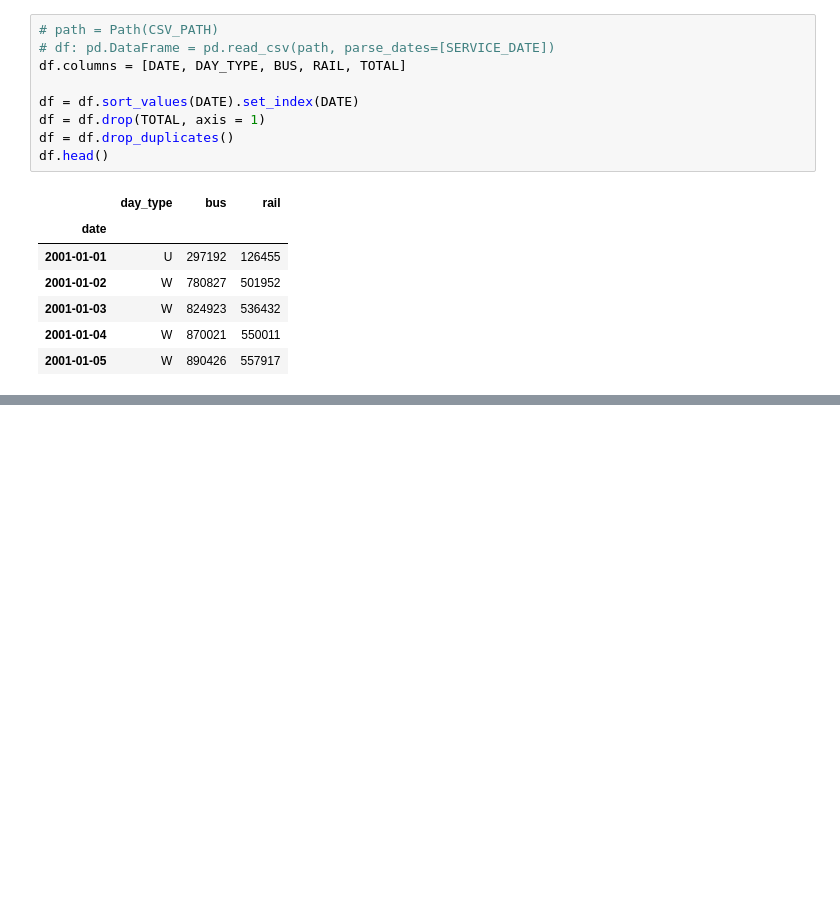
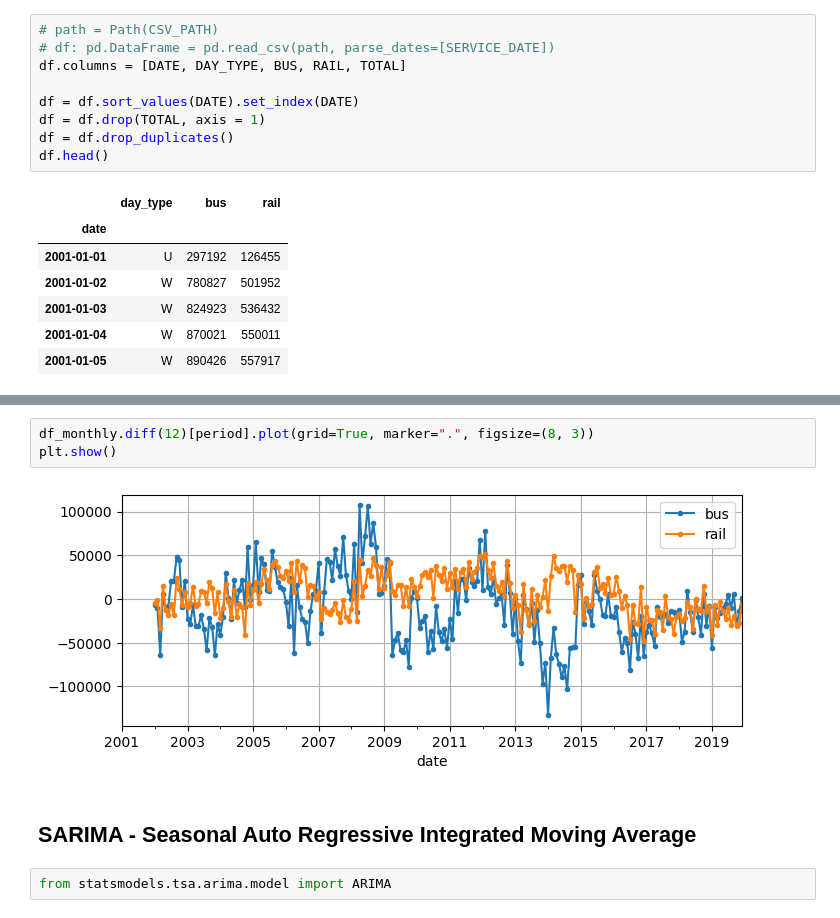
Before and after one commit to DrDiemotma/MLTraining, a Jupyter notebook: Notebooks/Training/Chapter15.ipynb, the cells around one changed output, grey strips where cells are left out. Drawn from its saved outputs; the diff is of its cells as text; blank space fills up the shorter version.

```diff
--- a/Notebooks/Training/Chapter15.ipynb
+++ b/Notebooks/Training/Chapter15.ipynb
@@ -35,0 +109,9 @@ df.head()
+# %%
+df_monthly.diff(12)[period].plot(grid=True, marker=".", figsize=(8, 3))
+plt.show()
+# %% [output]
+[figure, added]
+# %% [markdown]
+## SARIMA - Seasonal Auto Regressive Integrated Moving Average
+# %%
+from statsmodels.tsa.arima.model import ARIMA
```
Also changed, not shown: parts of 47 cells of this notebook, 3 other files.
